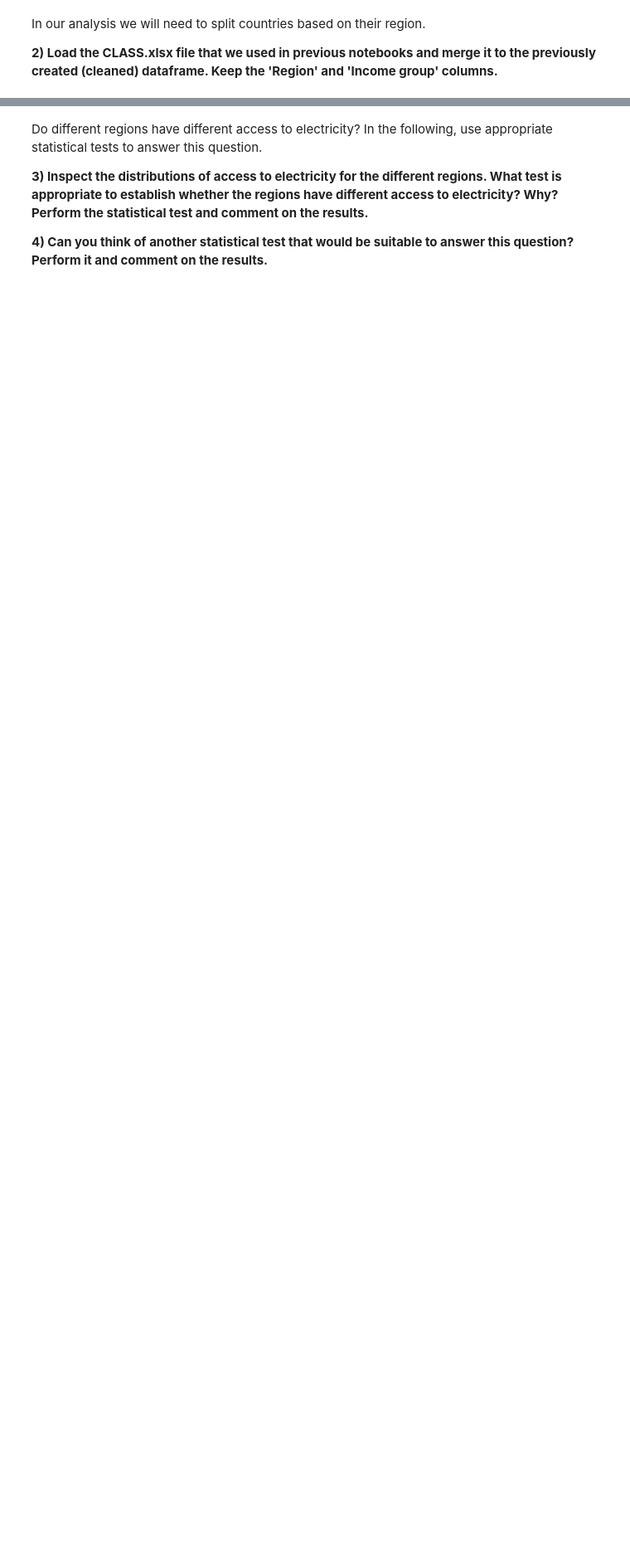
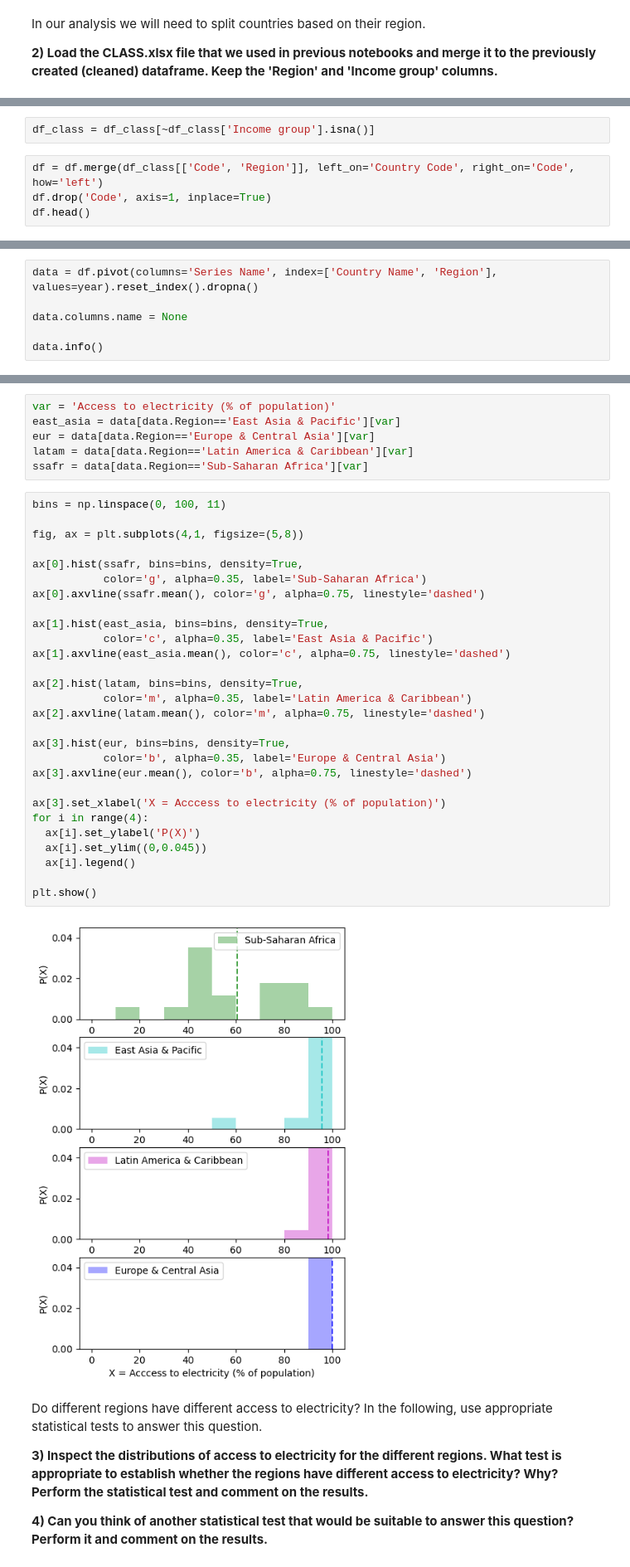
Before and after one commit to connor-richardson/Applied-Statistics-A1, a Jupyter notebook: take_home_1.ipynb, the cells around one changed output, grey strips where cells are left out. Shown: that part at 83% size. Cells and saved outputs as stored; diff of their text form; blank space fills up the shorter version.

```diff
--- a/take_home_1.ipynb
+++ b/take_home_1.ipynb
@@ -48,0 +124,6 @@ In our analysis we will need to split countries based on their region.
+# %%
+df_class = df_class[~df_class['Income group'].isna()]
+# %%
+df = df.merge(df_class[['Code', 'Region']], left_on='Country Code', right_on='Code', how='left')
+df.drop('Code', axis=1, inplace=True)
+df.head()
@@ -48,0 +137,6 @@ In our analysis we will need to split countries based on their region.
+# %%
+data = df.pivot(columns='Series Name', index=['Country Name', 'Region'], values=year).reset_index().dropna()
+
+data.columns.name = None
+
+data.info()
@@ -49,3 +169,39 @@ In our analysis we will need to split countries based on their region.
+# %%
+var = 'Access to electricity (% of population)'
+east_asia = data[data.Region=='East Asia & Pacific'][var]
+eur = data[data.Region=='Europe & Central Asia'][var]
+latam = data[data.Region=='Latin America & Caribbean'][var]
+ssafr = data[data.Region=='Sub-Saharan Africa'][var]
+# %%
+bins = np.linspace(0, 100, 11)
+
+fig, ax = plt.subplots(4,1, figsize=(5,8))
+
+ax[0].hist(ssafr, bins=bins, density=True,
+           color='g', alpha=0.35, label='Sub-Saharan Africa')
+ax[0].axvline(ssafr.mean(), color='g', alpha=0.75, linestyle='dashed')
+
+ax[1].hist(east_asia, bins=bins, density=True,
+           color='c', alpha=0.35, label='East Asia & Pacific')
+ax[1].axvline(east_asia.mean(), color='c', alpha=0.75, linestyle='dashed')
+
+ax[2].hist(latam, bins=bins, density=True,
+           color='m', alpha=0.35, label='Latin America & Caribbean')
+ax[2].axvline(latam.mean(), color='m', alpha=0.75, linestyle='dashed')
+
+ax[3].hist(eur, bins=bins, density=True,
+           color='b', alpha=0.35, label='Europe & Central Asia')
+ax[3].axvline(eur.mean(), color='b', alpha=0.75, linestyle='dashed')
+
+ax[3].set_xlabel('X = Acccess to electricity (% of population)')
+for i in range(4):
+  ax[i].set_ylabel('P(X)')
+  ax[i].set_ylim((0,0.045))
+  ax[i].legend()
+
+plt.show()
+# %% [output]
+[figure, added]
 # %% [markdown]
 Do different regions have different access to electricity? In the following, use appropriate statistical tests to answer this question.
 
```
Also changed, not shown: parts of 23 cells of this notebook.
